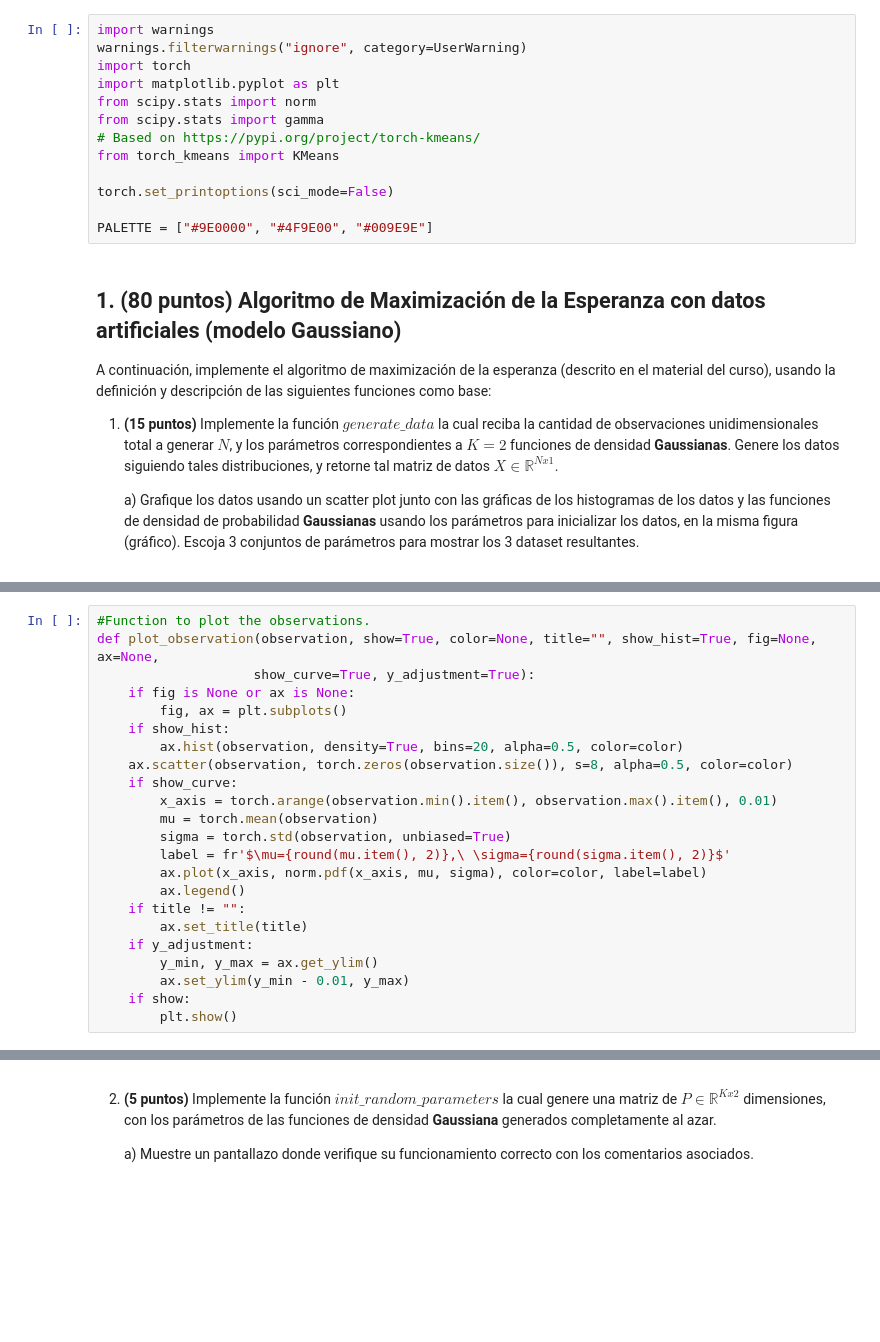
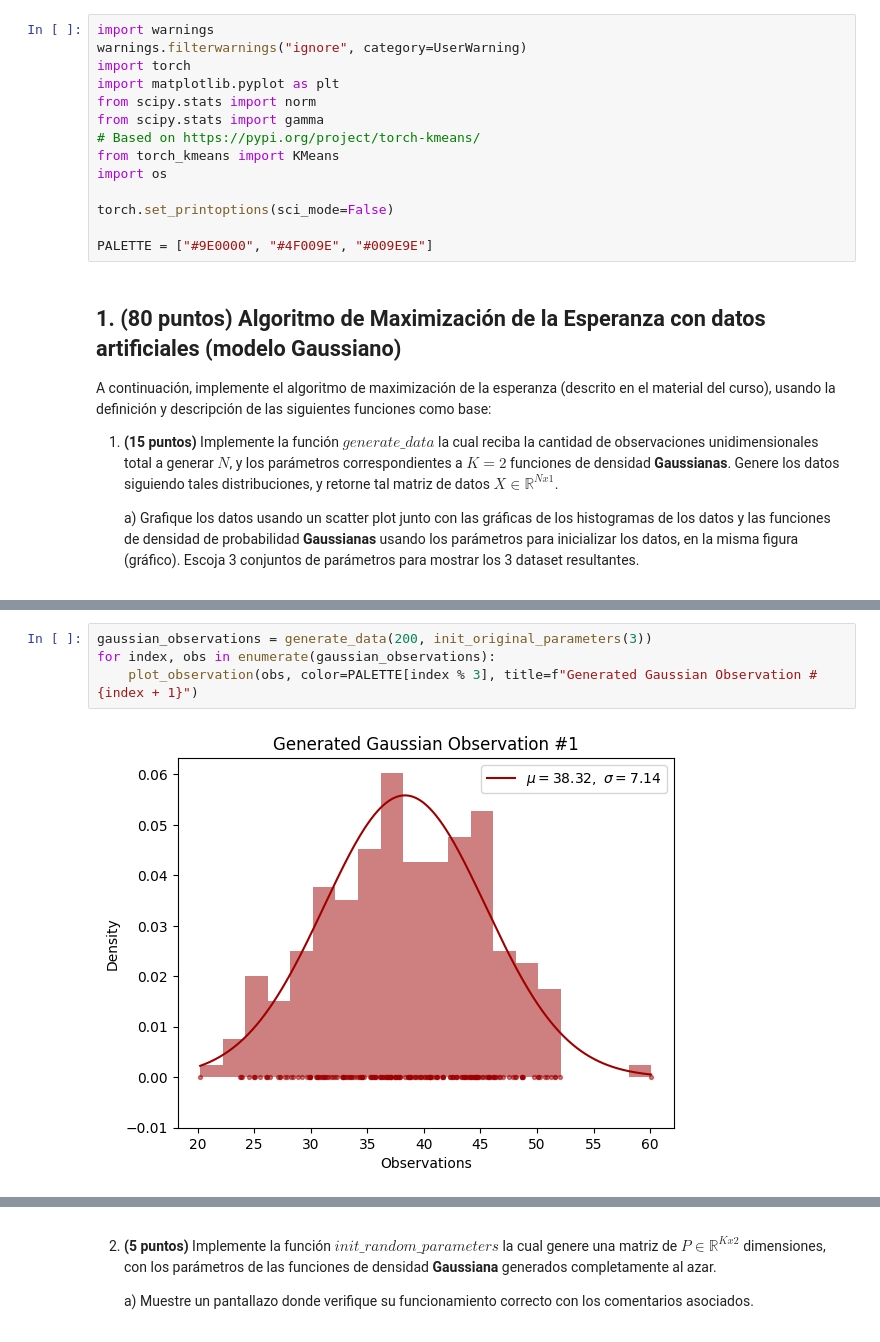
Before and after one commit to LD9797/Auto-Learning-Ground, a Jupyter notebook: AA_Entregable.ipynb, the cells around one changed output, grey strips where cells are left out. Cells and saved outputs as stored; diff of their text form; blank space fills up the shorter version.

```diff
--- a/AA_Entregable.ipynb
+++ b/AA_Entregable.ipynb
@@ -11,10 +11,11 @@ from scipy.stats import norm
 from scipy.stats import gamma
 # Based on https://pypi.org/project/torch-kmeans/
 from torch_kmeans import KMeans
+import os
 
 torch.set_printoptions(sci_mode=False)
 
-PALETTE = ["#9E0000", "#4F9E00", "#009E9E"]
+PALETTE = ["#9E0000", "#4F009E", "#009E9E"]
 # %% [markdown]
 ## **1. (80 puntos) Algoritmo de Maximización de la Esperanza con datos artificiales (modelo Gaussiano)**
 
@@ -58,23 +104,6 @@ def init_original_parameters(k_parameters=2):
-# %%
-#Function to plot the observations.
-def plot_observation(observation, show=True, color=None, title="", show_hist=True, fig=None, ax=None,
-                    show_curve=True, y_adjustment=True):
-    if fig is None or ax is None:
-        fig, ax = plt.subplots()
-    if show_hist:
-        ax.hist(observation, density=True, bins=20, alpha=0.5, color=color)
-    ax.scatter(observation, torch.zeros(observation.size()), s=8, alpha=0.5, color=color)
-    if show_curve:
-        x_axis = torch.arange(observation.min().item(), observation.max().item(), 0.01)
-        mu = torch.mean(observation)
-        sigma = torch.std(observation, unbiased=True)
-        label = fr'$\mu={round(mu.item(), 2)},\ \sigma={round(sigma.item(), 2)}$'
-        ax.plot(x_axis, norm.pdf(x_axis, mu, sigma), color=color, label=label)
-        ax.legend()
-    if title != "":
-        ax.set_title(title)
-    if y_adjustment:
-        y_min, y_max = ax.get_ylim()
-        ax.set_ylim(y_min - 0.01, y_max)
-    if show:
-        plt.show()
+# %%
+gaussian_observations = generate_data(200, init_original_parameters(3))
+for index, obs in enumerate(gaussian_observations):
+    plot_observation(obs, color=PALETTE[index % 3], title=f"Generated Gaussian Observation #{index + 1}")
+# %% [output]
+[figure, added]
```
Also changed, not shown: parts of 30 cells of this notebook, 59 other files.
